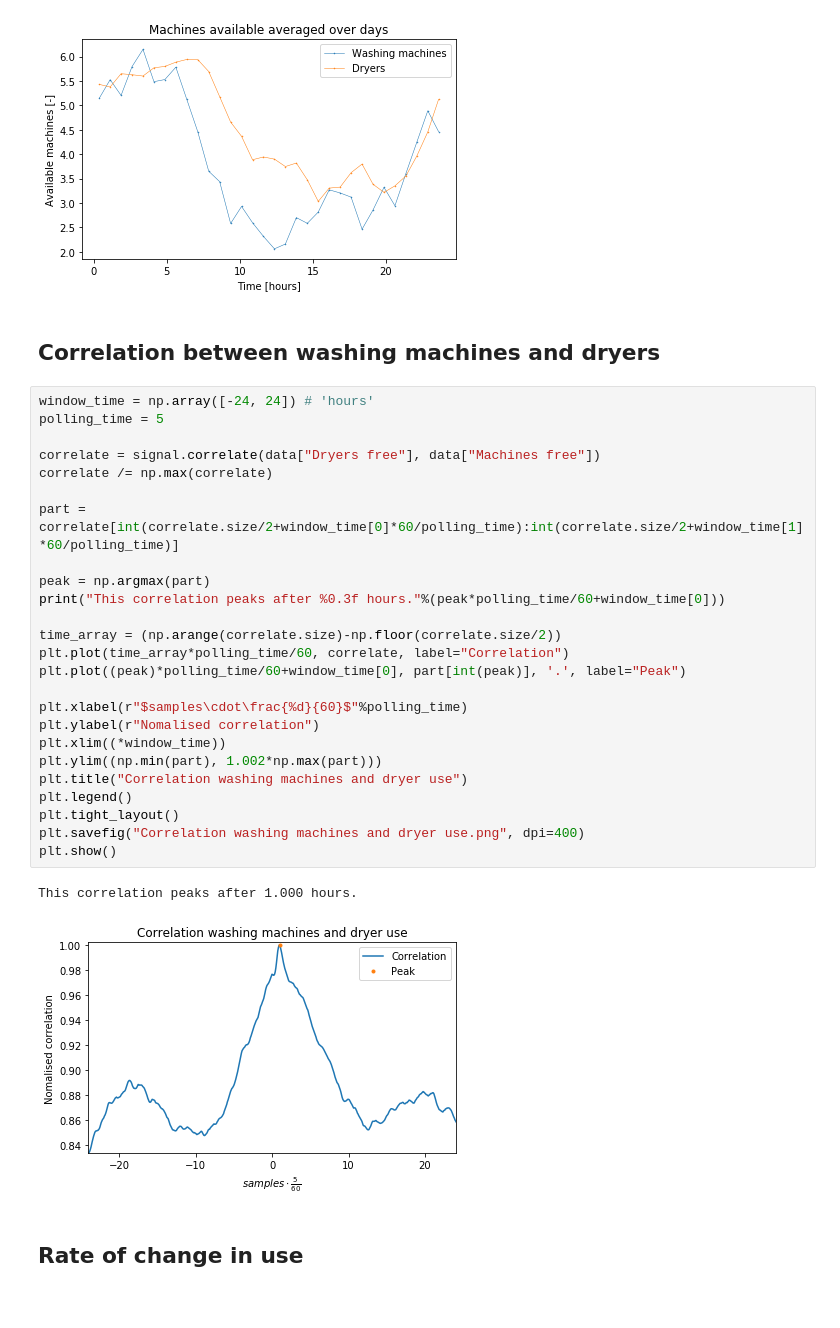
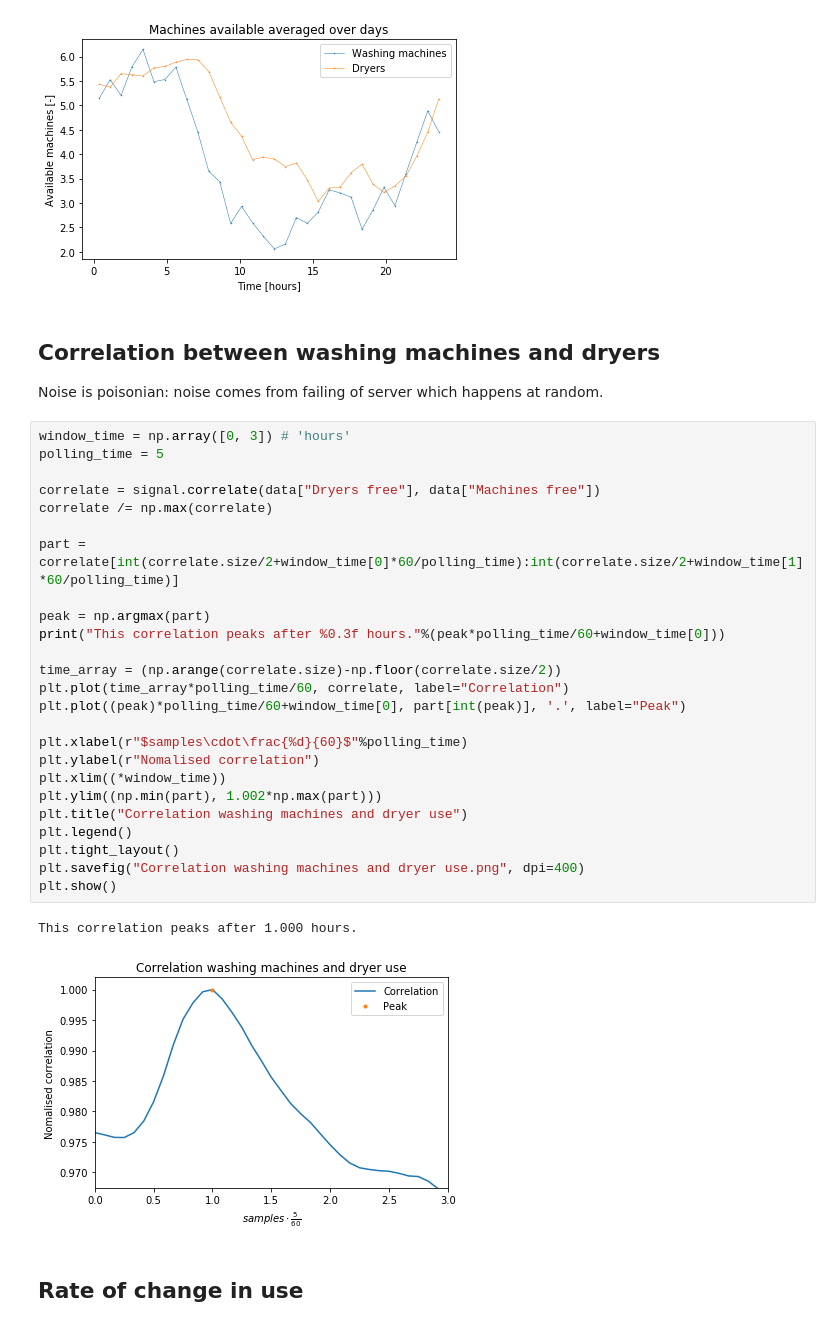
Before and after one commit to MioPoortvliet/Wasmachines-Leidsche-Schans, a Jupyter notebook: Washing mashines and dryers.ipynb, the cells around one changed output. Saved outputs shown, nothing was run; the diff lists cells and outputs as text.

```diff
--- a/Washing mashines and dryers.ipynb
+++ b/Washing mashines and dryers.ipynb
@@ -149,34 +149,36 @@ for ax, fig, name in zip(ax, fig, titles):
 [figure]
 # %% [markdown]
 ## Correlation between washing machines and dryers
+
+Noise is poisonian: noise comes from failing of server which happens at random.
 # %%
-window_time = np.array([-24, 24]) # 'hours'
+window_time = np.array([0, 3]) # 'hours'
 polling_time = 5
 
 correlate = signal.correlate(data["Dryers free"], data["Machines free"])
 correlate /= np.max(correlate)
 
 part = correlate[int(correlate.size/2+window_time[0]*60/polling_time):int(correlate.size/2+window_time[1]*60/polling_time)]
 
 peak = np.argmax(part)
 print("This correlation peaks after %0.3f hours."%(peak*polling_time/60+window_time[0]))
 
 time_array = (np.arange(correlate.size)-np.floor(correlate.size/2))
 plt.plot(time_array*polling_time/60, correlate, label="Correlation")
 plt.plot((peak)*polling_time/60+window_time[0], part[int(peak)], '.', label="Peak")
 
 plt.xlabel(r"$samples\cdot\frac{%d}{60}$"%polling_time)
 plt.ylabel(r"Nomalised correlation")
 plt.xlim((*window_time))
 plt.ylim((np.min(part), 1.002*np.max(part)))
 plt.title("Correlation washing machines and dryer use")
 plt.legend()
 plt.tight_layout()
 plt.savefig("Correlation washing machines and dryer use.png", dpi=400)
 plt.show()
 # %% [output]
 This correlation peaks after 1.000 hours.
-[figure, old version]
+[figure, new version]
 # %% [markdown]
 ## Rate of change in use
 # %%
```
